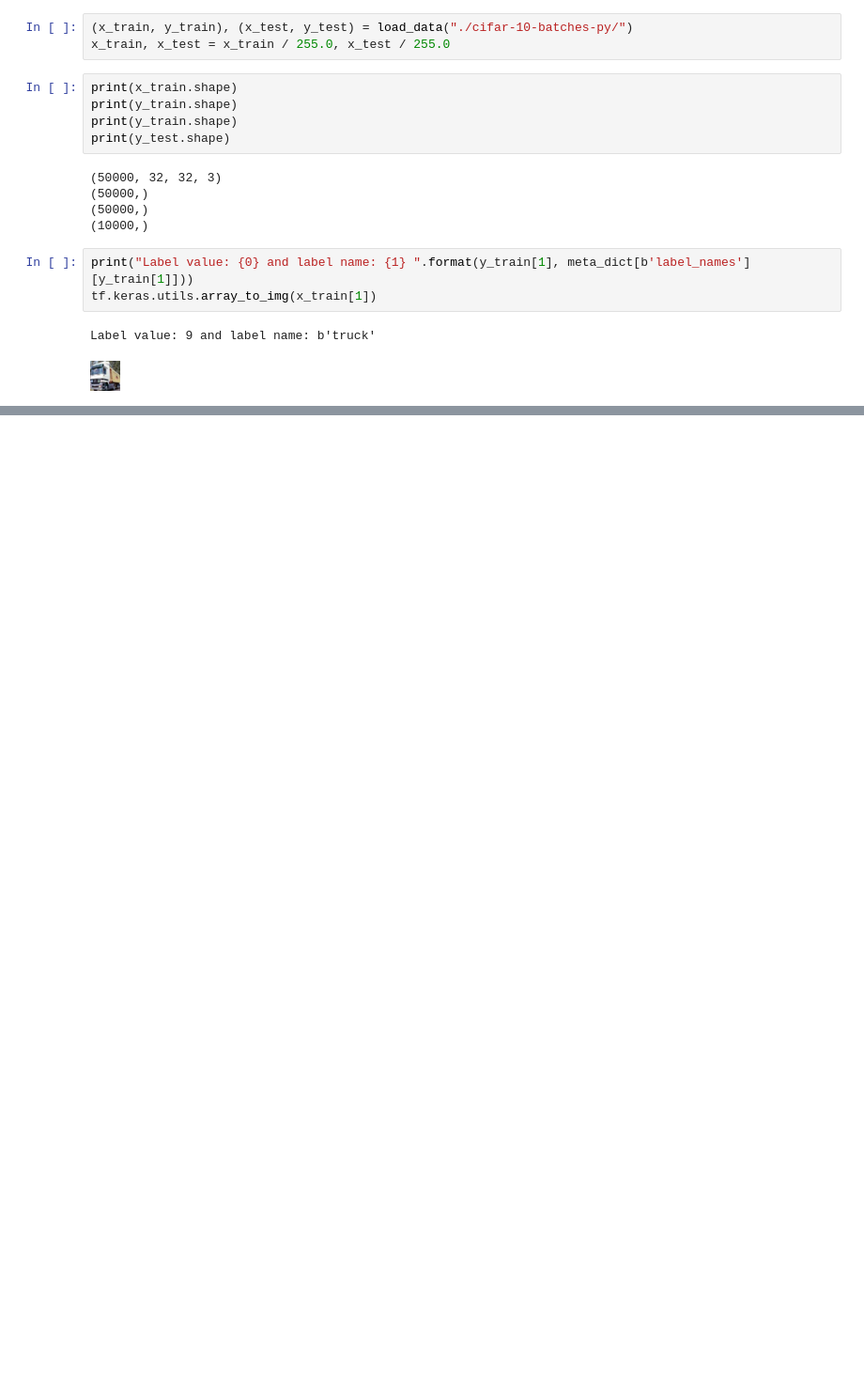
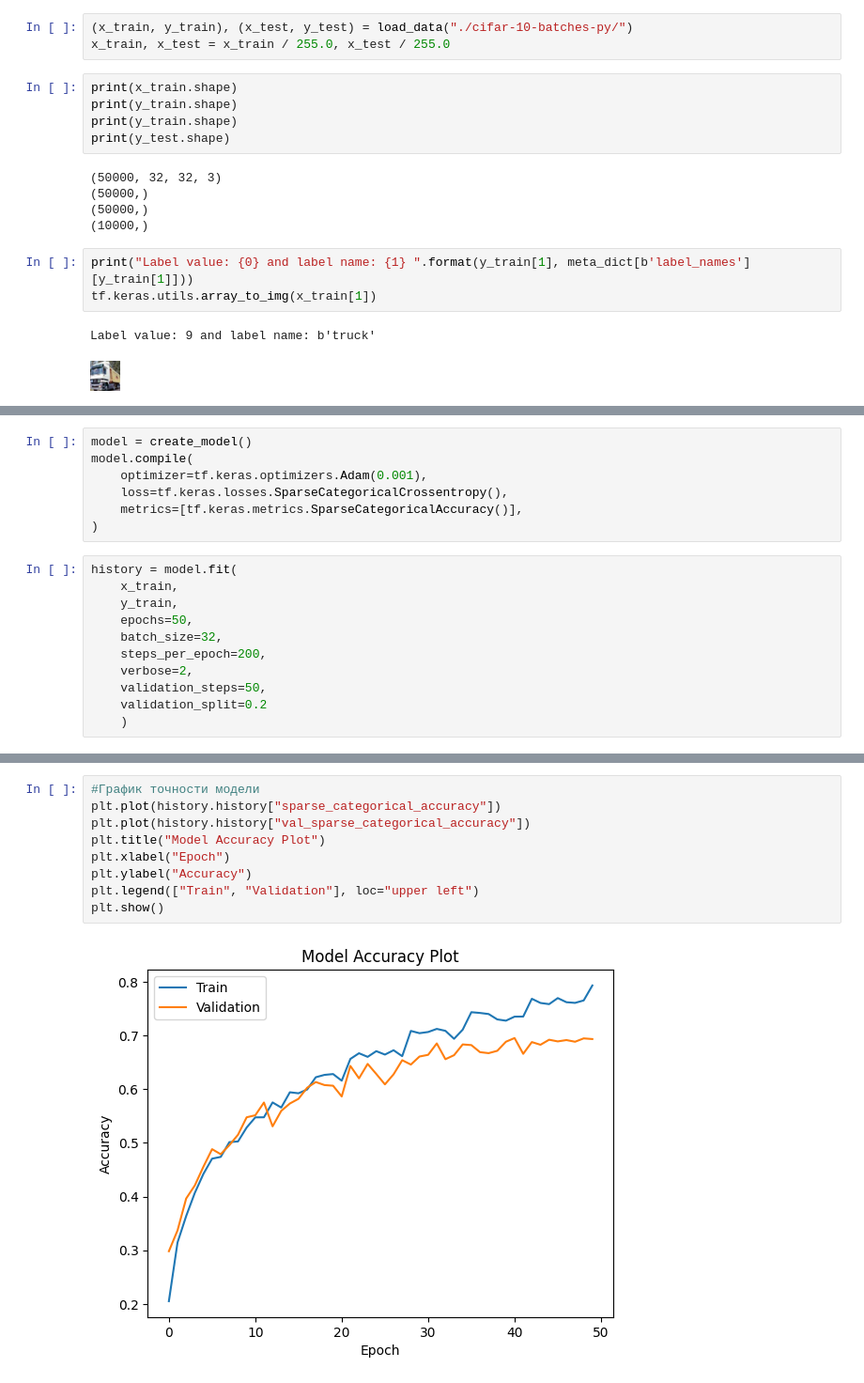
Before and after one commit to NikolayIvTkachenko/Colab_Python_AI_NeuroNetwork, a Jupyter notebook: NeuroNetwork_CNN_003.ipynb, the cells around one changed output, grey strips where cells are left out. Shown at 94% size. Cells and saved outputs as stored; diff of their text form; blank space fills up the shorter version.

```diff
--- a/NeuroNetwork_CNN_003.ipynb
+++ b/NeuroNetwork_CNN_003.ipynb
@@ -100,0 +135,18 @@ Label value: 9 and label name: b'truck'
+# %%
+model = create_model()
+model.compile(
+    optimizer=tf.keras.optimizers.Adam(0.001),
+    loss=tf.keras.losses.SparseCategoricalCrossentropy(),
+    metrics=[tf.keras.metrics.SparseCategoricalAccuracy()],
+)
+# %%
+history = model.fit(
+    x_train,
+    y_train,
+    epochs=50,
+    batch_size=32,
+    steps_per_epoch=200,
+    verbose=2,
+    validation_steps=50,
+    validation_split=0.2
+    )
@@ -100,0 +191,11 @@ Label value: 9 and label name: b'truck'
+# %%
+#График точности модели
+plt.plot(history.history["sparse_categorical_accuracy"])
+plt.plot(history.history["val_sparse_categorical_accuracy"])
+plt.title("Model Accuracy Plot")
+plt.xlabel("Epoch")
+plt.ylabel("Accuracy")
+plt.legend(["Train", "Validation"], loc="upper left")
+plt.show()
+# %% [output]
+[figure, added]
```
Also changed, not shown: parts of 5 cells of this notebook.
